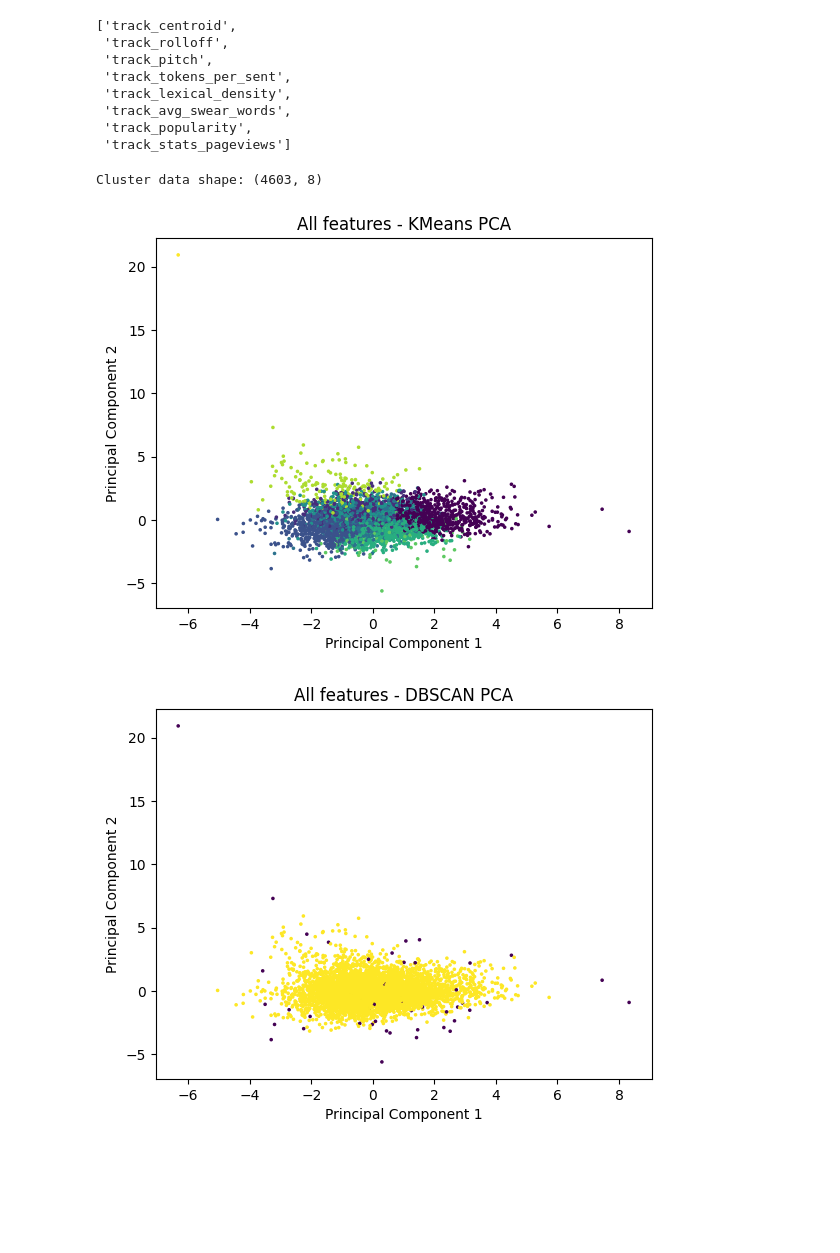
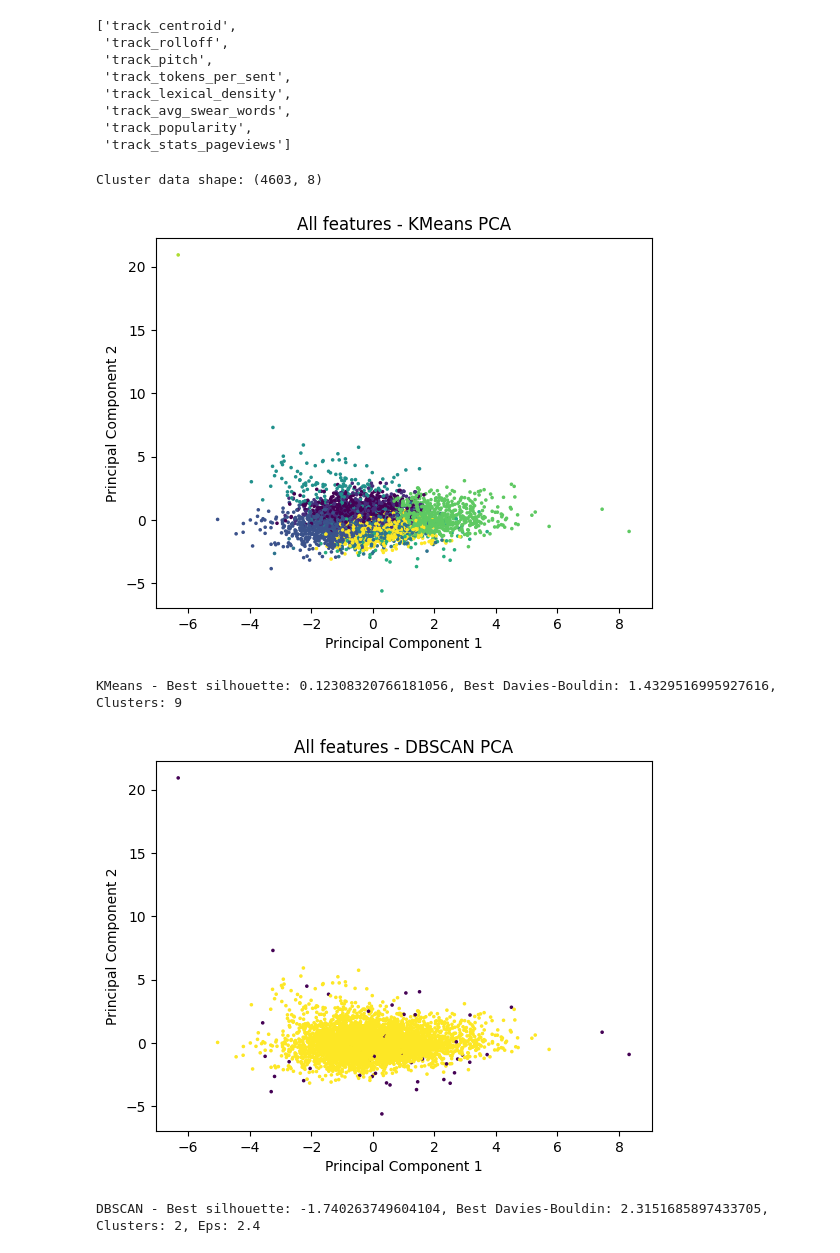
Before and after one commit to Ludovico1104/Progetto-I2ML, a Jupyter notebook: progetto.ipynb, the cells around one changed output. Saved outputs shown, nothing was run; the diff lists cells and outputs as text; code cells hidden in the pictures; blank space fills up the shorter version.

```diff
--- a/progetto.ipynb
+++ b/progetto.ipynb
@@ -605,7 +605,7 @@ def clusters_kmeans(cluster_data, clusterMIN = 2, clusterMAX = 10, plot = False)
 
         current_silhouette = metrics.silhouette_score(cluster_data, kmeans.labels_) - metrics.davies_bouldin_score(cluster_data, kmeans.labels_)
 
-        if current_silhouette > best_silhouette_kmeans and n_clusters > 2:
+        if current_silhouette > best_silhouette_kmeans and n_clusters > 1:
             best_silhouette_kmeans = current_silhouette
             best_labels_kmeans = kmeans.labels_
             best_n_clusters_kmeans = n_clusters
@@ -797,14 +800,18 @@ PCA for category: popularity, from 2 features to 2 components
 # %%
 #clustering and PCA (incoherent)
 
-best_n_clusters_kmeans, best_labels_kmeans, _, _ = clusters_kmeans(standardized[[item for keys in category_list.keys() for item in category_list[keys]]])
+best_n_clusters_kmeans, best_labels_kmeans, best_silhouette_kmeans, best_dbs_kmeans = clusters_kmeans(standardized[[item for keys in category_list.keys() for item in category_list[keys]]])
 
-best_n_clusters_dbscan, best_labels_dbscan, _, _, _ = clusters_dbscan(standardized[[item for keys in category_list.keys() for item in category_list[keys]]], eps_lims=[0.1, 3], iterations=30, verbose = False, min_noise = 0.01)
+best_n_clusters_dbscan, best_labels_dbscan, best_eps, best_silhouette_dbscan, best_dbs_dbscan = clusters_dbscan(standardized[[item for keys in category_list.keys() for item in category_list[keys]]], eps_lims=[0.1, 3], iterations=30, verbose = False, min_noise = 0.01)
 
 pca_plot(dataset=standardized, category_list=[item for keys in category_list.keys() for item in category_list[keys]], fit_labels=best_labels_kmeans, plot_label="All features - KMeans PCA")
+print(f"KMeans - Best silhouette: {best_silhouette_kmeans}, Best Davies-Bouldin: {best_dbs_kmeans}, Clusters: {best_n_clusters_kmeans}")
 
 pca_plot(dataset=standardized, category_list=[item for keys in category_list.keys() for item in category_list[keys]], fit_labels=best_labels_dbscan, plot_label="All features - DBSCAN PCA")
+print(f"DBSCAN - Best silhouette: {best_silhouette_dbscan}, Best Davies-Bouldin: {best_dbs_dbscan}, Clusters: {best_n_clusters_dbscan}, Eps: {best_eps}")
 # %% [output]
 Cluster data shape: (4603, 8)
-[figure, old version]
+[figure, new version]
+KMeans - Best silhouette: 0.12308320766181056, Best Davies-Bouldin: 1.4329516995927616, Clusters: 9
 [figure]
+DBSCAN - Best silhouette: -1.740263749604104, Best Davies-Bouldin: 2.3151685897433705, Clusters: 2, Eps: 2.4
```
Also changed, not shown: parts of 4 cells of this notebook.
